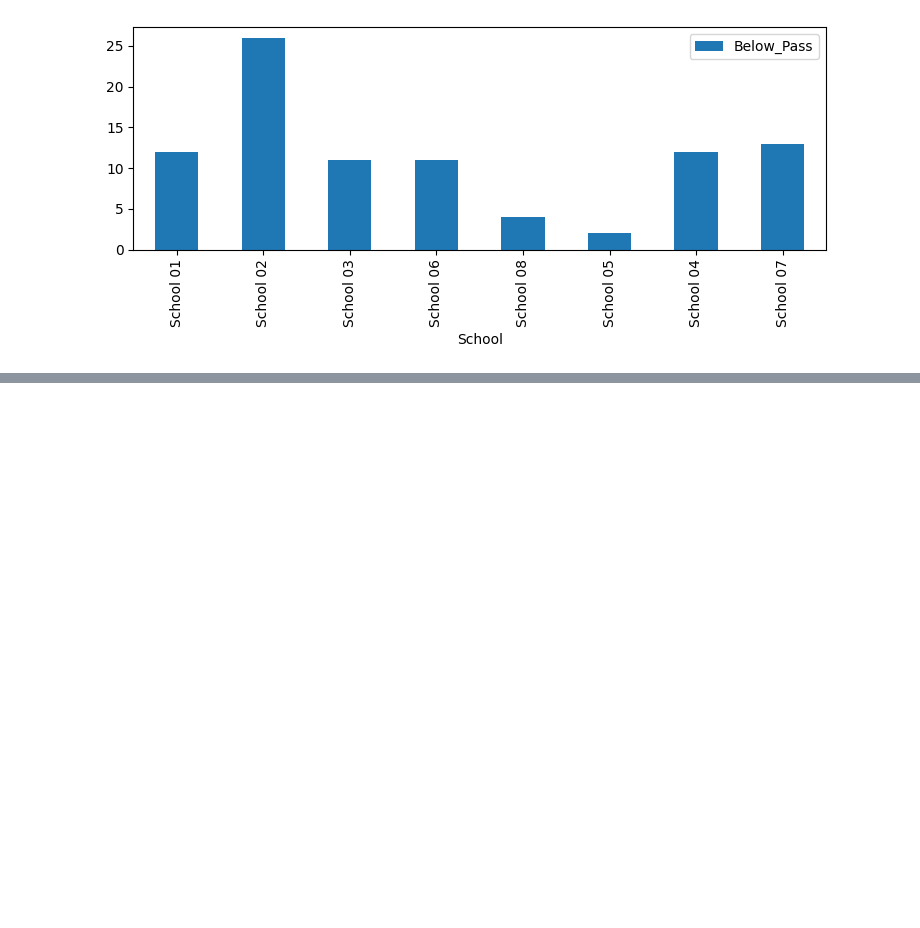
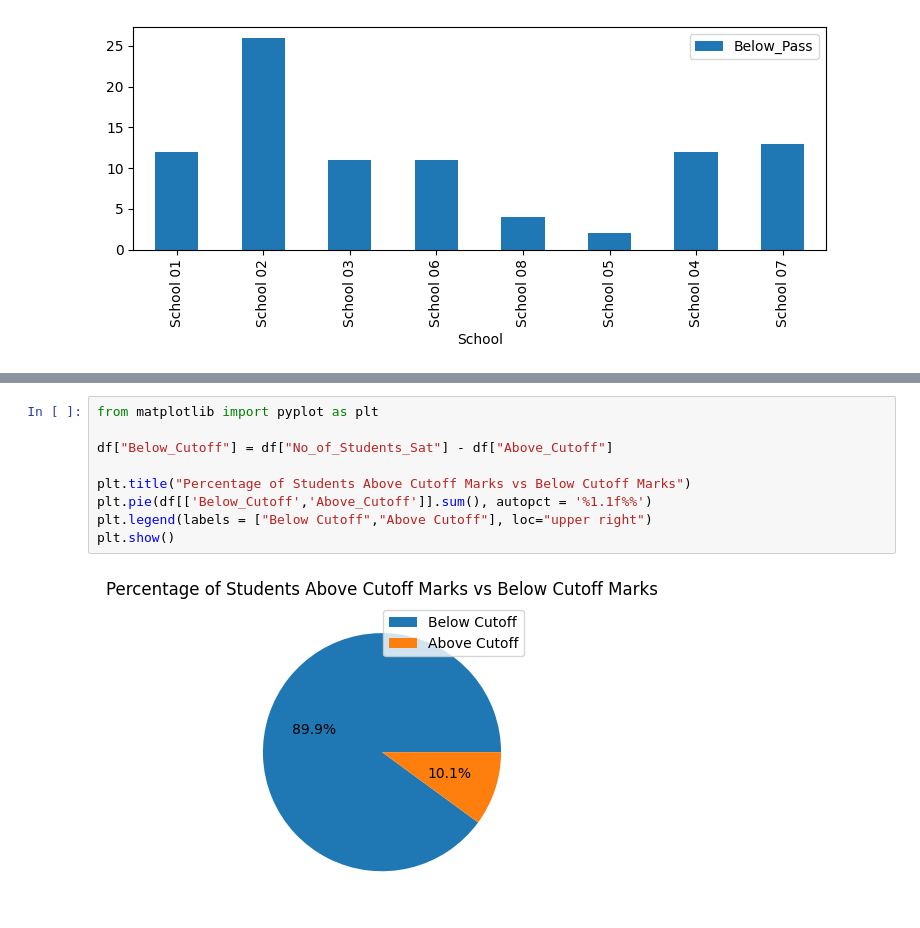
Before and after one commit to mohamednizzad/data-science, a Jupyter notebook: SDS_By_Nizzad.ipynb, the cells around one changed output, grey strips where cells are left out. Cells and saved outputs as stored; diff of their text form; blank space fills up the shorter version.

```diff
--- a/SDS_By_Nizzad.ipynb
+++ b/SDS_By_Nizzad.ipynb
@@ -167,0 +169,11 @@ plt.show()
+# %%
+from matplotlib import pyplot as plt
+
+df["Below_Cutoff"] = df["No_of_Students_Sat"] - df["Above_Cutoff"]
+
+plt.title("Percentage of Students Above Cutoff Marks vs Below Cutoff Marks")
+plt.pie(df[['Below_Cutoff','Above_Cutoff']].sum(), autopct = '%1.1f%%')
+plt.legend(labels = ["Below Cutoff","Above Cutoff"], loc="upper right")
+plt.show()
+# %% [output]
+[figure, added]
```
Also changed, not shown: parts of 1 cell of this notebook.
